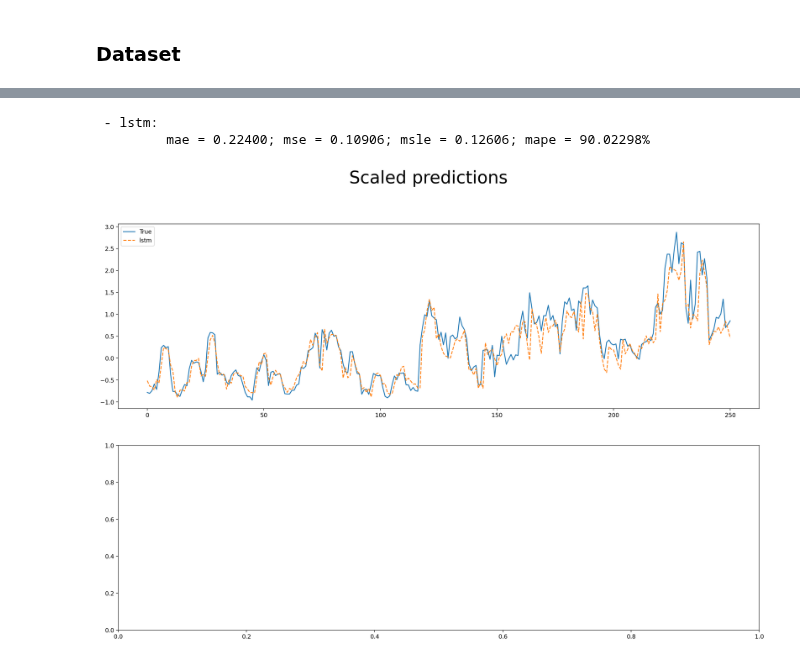
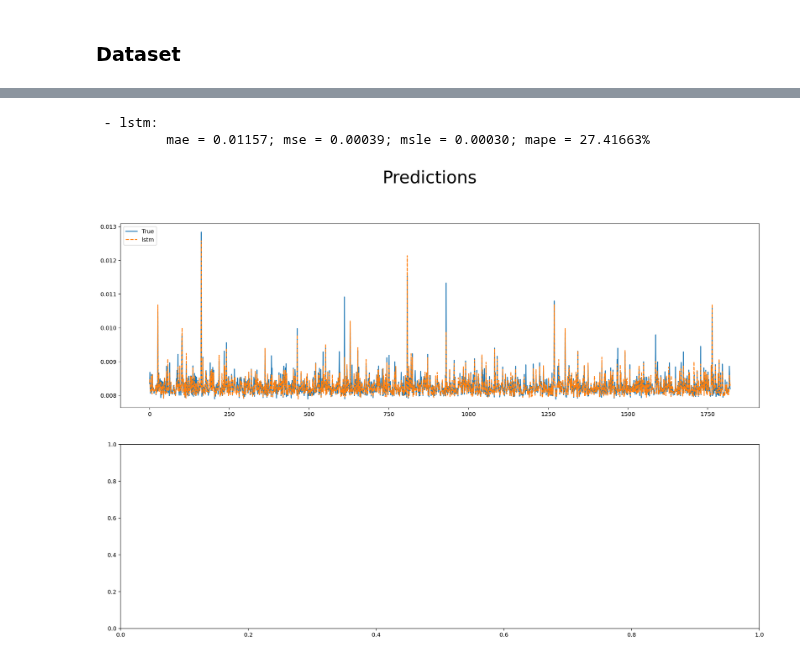
Before and after one commit to gittmp/sustainable-risk-modelling, a Jupyter notebook: Program/risk-forecasting.ipynb, the cells around one changed output, grey strips where cells are left out. Saved outputs shown, nothing was run; the diff lists cells and outputs as text; code cells hidden in the pictures.

```diff
--- a/Program/risk-forecasting.ipynb
+++ b/Program/risk-forecasting.ipynb
@@ -31,14 +31,14 @@ from tensorflow.keras.layers import Dense, LSTM, SimpleRNN, GRU, Bidirectional
 
 from sklearn.model_selection import train_test_split
 # %%
-SERIES_PERIOD = '10y'
+SERIES_PERIOD = 'max'
 SERIES_INTERVAL = '1d'
 
 LOOKBACK_WINDOW = 10
 PREDICTION_LEN = 1
-TRAIN_TEST_SPLIT = 0.9
+TRAIN_TEST_SPLIT = TRAIN_VAL_SPLIT = 0.9
 
-EPOCHS = 50
+EPOCHS = 10
 BATCH_SIZE = 32
 # %% [markdown]
 ### Dataset
@@ -121,8 +121,7 @@ plt.show()
 # build dataset:
 #   each instance consists of a `LOOKBACK_WINDOW` length time series (prev `LOOKBACK_WINDOW`) over variables
 #   each label is the volatility value that comes at the next timestep after this series
-X_data = []
-y_data = []
+X_data, y_data = [], []
 
 for i in range(X.shape[0] - LOOKBACK_WINDOW - PREDICTION_LEN):
     X_data.append(X.values[i: i + LOOKBACK_WINDOW])
@@ -133,15 +132,7 @@ X_data = np.array(X_data)
 y_data = np.array(y_data)
 
 # split into training and testing data
-# X_train, X_test, y_train, y_test = train_test_split(X_data, y_data, test_size=(1 - TRAIN_TEST_SPLIT), shuffle=False)
-
-train_test_split = math.floor(X_data.shape[0] * TRAIN_TEST_SPLIT)
-
-X_train = X_data[:train_test_split]
-y_train = y_data[:train_test_split]
-
-X_test = X_data[train_test_split:]
-y_test = y_data[train_test_split:]
+X_train, X_test, y_train, y_test = train_test_split(X_data, y_data, test_size=(1 - TRAIN_TEST_SPLIT), shuffle=True)
 
 print(f"{TRAIN_TEST_SPLIT * 100:.0f}% training data, {(1 - TRAIN_TEST_SPLIT) * 100:.0f}% testing data")
 print(X_train.shape, y_train.shape, '\n', X_test.shape, y_test.shape)
@@ -225,8 +219,11 @@ for m in range(len(models.values())):
 
     mae = np.abs(np.subtract(y_test, prediction)).mean()
     mse = np.square(np.subtract(y_test, prediction)).mean()
-    msle = np.square(np.subtract(np.log(y_test + 1), np.log(prediction + 1))).mean()
     mape = np.abs((y_test - prediction) / y_test).mean() * 100
+
+    _msle = pd.DataFrame(np.subtract(np.log(y_test + 1), np.log(prediction + 1)))
+    _msle.dropna(inplace=True)
+    msle = float(np.square(_msle).mean())
 
     metrics.update({
         list(models.keys())[m]: {
@@ -251,27 +248,29 @@ x = 2
 y = len(metrics) % x
 # %% [output]
  - lstm:
-         mae = 0.22400; mse = 0.10906; msle = 0.12606; mape = 90.02298%
+         mae = 0.01157; mse = 0.00039; msle = 0.00030; mape = 27.41663%
 # %%
-fig, ax = plt.subplots(x, y, figsize=(10 * x, 13*y), dpi=200)
-fig.suptitle("Scaled predictions", fontsize=30)
+y_test_unscaled = y_test * volatility.std() + volatility.mean()
+
+fig, ax = plt.subplots(x, y, figsize=(10 * x, 13*y), dpi=180)
+fig.suptitle("Predictions", fontsize=30)
 
 ind = 0
 if y > 1 and x > 1:
     for _y in range(y):
         for _x in range(x):
             if (_y * x + _x) < len(metrics):
-                ax[_x, _y].plot(y_test, label='True')
-                ax[_x, _y].plot(predictions[list(metrics.keys())[ind]]['scaled'], linestyle='--', label=list(metrics.keys())[ind])
+                ax[_x, _y].plot(y_test_unscaled, label='True')
+                ax[_x, _y].plot(predictions[list(metrics.keys())[ind]]['unscaled'], linestyle='--', label=list(metrics.keys())[ind])
                 ax[_x, _y].legend(loc=2)
                 ind += 1
 else:
     for _x in range(x):
         if _x < len(metrics):
-            ax[_x].plot(y_test, label='True')
-            ax[_x].plot(predictions[list(metrics.keys())[_x]]['scaled'], linestyle='--', label=list(metrics.keys())[_x])
+            ax[_x].plot(y_test_unscaled, label='True')
+            ax[_x].plot(predictions[list(metrics.keys())[_x]]['unscaled'], linestyle='--', label=list(metrics.keys())[_x])
             ax[_x].legend(loc=2)
 
 plt.show()
 # %% [output]
-[figure, old version]
+[figure, new version]
```
Also changed, not shown: parts of 7 cells of this notebook.
